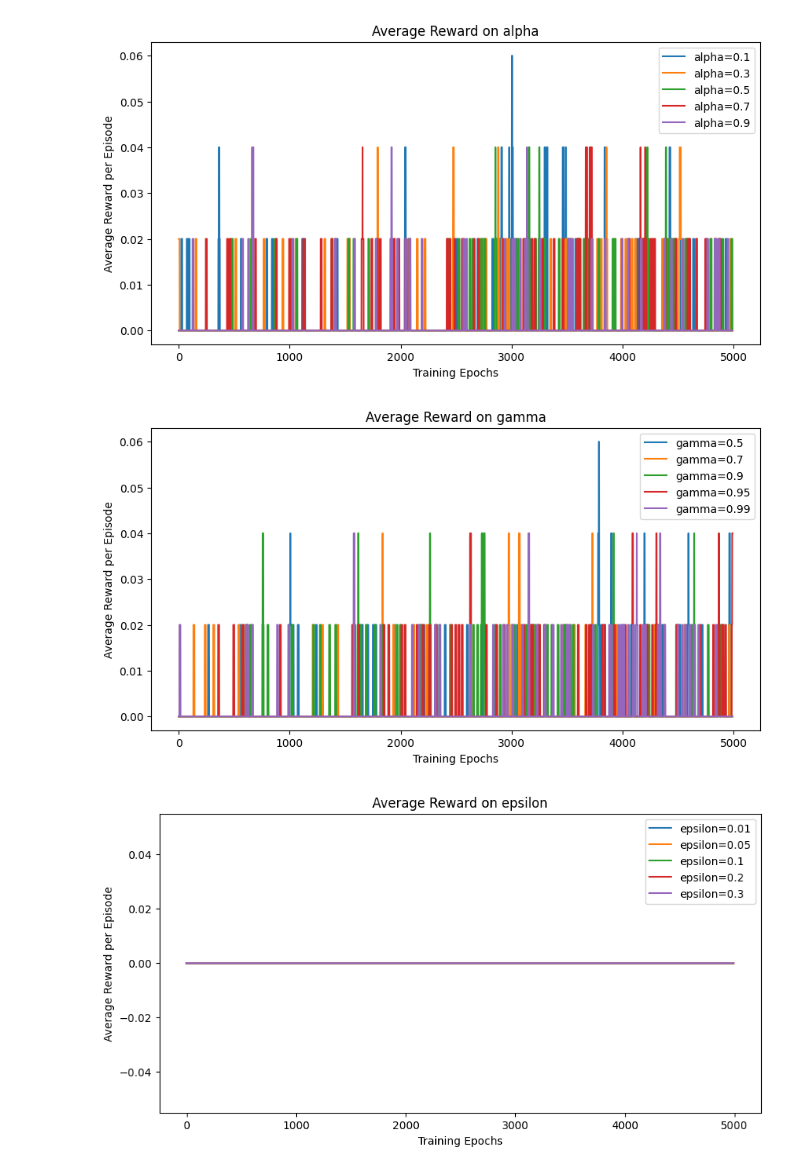
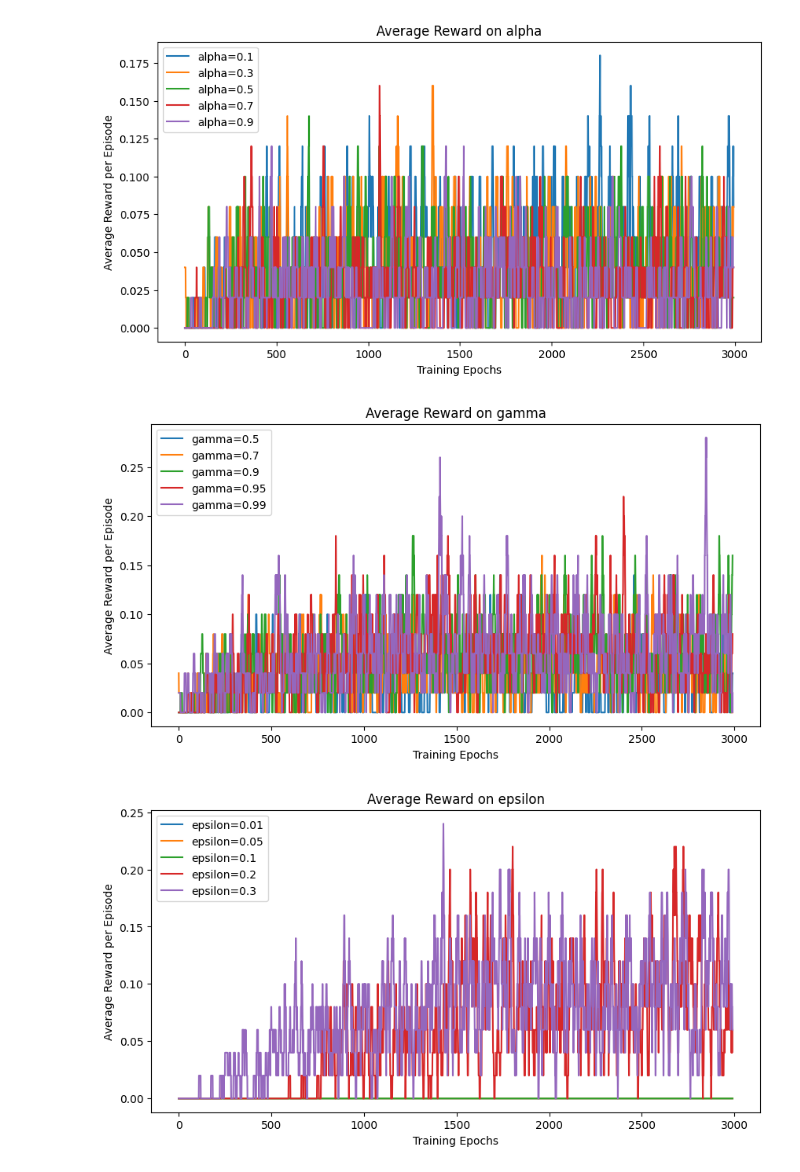
Before and after one commit to stusiojan/WSI_24L, a Jupyter notebook: Zadanie6/zad6.ipynb, the cells around one changed output. Saved outputs shown, nothing was run; the diff lists cells and outputs as text; code cells hidden in the pictures.

```diff
--- a/Zadanie6/zad6.ipynb
+++ b/Zadanie6/zad6.ipynb
@@ -83,10 +51,10 @@ def q_learning(env, alpha, gamma, epsilon, episodes, max_steps, boltzmann, T=1.0
             td_error = td_target - q_table[state][action]
             q_table[state][action] += alpha * td_error
 
+
             state = next_state
 
             if terminated or truncated:
-                state, _ = env.reset()
                 break
 
         rewards.append(total_rewards)
@@ -130,13 +98,13 @@ def run_experiments(env, params, episodes, max_steps, boltzmann, seed=None):
         results[param_name] = []
         for value in param_values:
             if param_name == 'alpha':
-                q_table, rewards = q_learning(env, alpha=value, gamma=0.99, epsilon=0.9, episodes=episodes, max_steps=max_steps, boltzmann=boltzmann, seed=seed)
+                q_table, rewards = q_learning(env, alpha=value, gamma=0.8, epsilon=0.5, episodes=episodes, max_steps=max_steps, boltzmann=boltzmann, seed=seed)
             elif param_name == 'gamma':
-                q_table, rewards = q_learning(env, alpha=0.1, gamma=value, epsilon=0.9, episodes=episodes, max_steps=max_steps, boltzmann=boltzmann, seed=seed)
+                q_table, rewards = q_learning(env, alpha=0.1, gamma=value, epsilon=0.5, episodes=episodes, max_steps=max_steps, boltzmann=boltzmann, seed=seed)
             elif param_name == 'epsilon':
-                q_table, rewards = q_learning(env, alpha=0.1, gamma=0.99, epsilon=value, episodes=episodes, max_steps=max_steps, boltzmann=boltzmann, seed=seed)
+                q_table, rewards = q_learning(env, alpha=0.1, gamma=0.8, epsilon=value, episodes=episodes, max_steps=max_steps, boltzmann=boltzmann, seed=seed)
             elif param_name == 'T':
-                q_table, rewards = q_learning(env, alpha=0.1, gamma=0.99, epsilon=0.9, episodes=episodes, max_steps=max_steps, boltzmann=True, T=value, seed=seed)
+                q_table, rewards = q_learning(env, alpha=0.1, gamma=0.8, epsilon=0.5, episodes=episodes, max_steps=max_steps, boltzmann=True, T=value, seed=seed)
             results[param_name].append((value, rewards))
             # if any(reward != 0.0 for reward in rewards):
             #     print(f'{param_name} Rewards: {rewards}')
@@ -189,7 +157,7 @@ def summarize_results(results):
 
     for param_name, experiments in results.items():
         for value, rewards in experiments:
-            last_10_rewards = rewards[-20:]
+            last_10_rewards = rewards[-10:]
             mean_reward = np.mean(last_10_rewards)
             std_reward = np.std(last_10_rewards)
             success_count = sum(1 for r in last_10_rewards if r > 0)
@@ -225,7 +193,7 @@ def run_multiple_experiments(env, params, episodes, max_steps, boltzmann, seeds)
 # %%
 ## Przeprowadzenie eksperymentów
 
-env = gym.make('FrozenLake-v1', desc=None, map_name="8x8", is_slippery=True)
+env = gym.make('FrozenLake-v1', desc=None, map_name="4x4", is_slippery=True)    # 4 x4 false
 
 # debug code
 # observation, info = env.reset()
@@ -234,34 +202,38 @@ env = gym.make('FrozenLake-v1', desc=None, map_name="8x8", is_slippery=True)
 # for _ in range(1000):
 #     action = env.action_space.sample()
 #     observation, reward, terminated, truncated, info = env.step(action)
 #     if reward > 0:
 #         counter += 1
 
 #         print(f'Action: {action}, Observation: {observation}, Reward: {reward}, Terminated: {terminated}, Truncated: {truncated}')
 
 #     if terminated or truncated:
 #         observation, info = env.reset()
 
 # env.close()
 
 params = {
     'alpha': [0.1, 0.3, 0.5, 0.7, 0.9],
     'gamma': [0.5, 0.7, 0.9, 0.95, 0.99],
     'epsilon': [0.01, 0.05, 0.1, 0.2, 0.3],
     'T': [0.5, 1.0, 2.0, 5.0, 10.0]
+    # 'alpha': [0.01, 0.03, 0.5, 0.7, 0.9],
+    # 'gamma': [0.05, 0.27, 0.9, 0.95, 0.99],
+    # 'epsilon': [0.1, 0.2, 0.4, 0.5, 0.9],
+    # 'T': [0.1, 0.5, 1.0, 20.0, 50.0]
 }
 seeds = [42, 123, 456, 789, 101112]
 
 # results = run_experiments(env, params, episodes=2000, max_steps=100, boltzmann=False)
-final_results = run_multiple_experiments(env, params, episodes=1000, max_steps=100, boltzmann=False, seeds=seeds)
+final_results = run_multiple_experiments(env, params, episodes=3000, max_steps=200, boltzmann=False, seeds=seeds)
 
 for param_name in params.keys():
     plot_results({param_name: [(value, rewards) for value, rewards, _ in final_results[param_name]]}, param_name)
 
 # summary_df = summarize_results({param_name: [(value, np.mean(rewards, axis=0)) for value, rewards, _ in final_results[param_name]] for param_name in params.keys()})
 summary_df = summarize_results({param_name: [(value, np.mean(rewards, axis=0) if np.isscalar(rewards) else rewards) for value, rewards, _ in final_results[param_name]] for param_name in params.keys()})
 print(summary_df)
 # %% [output]
-[figure, old version]
+[figure, new version]
-[figure, old version]
+[figure, new version]
-[figure, old version]
+[figure, new version]
```
Also changed, not shown: parts of 4 cells of this notebook, 6 other files.
